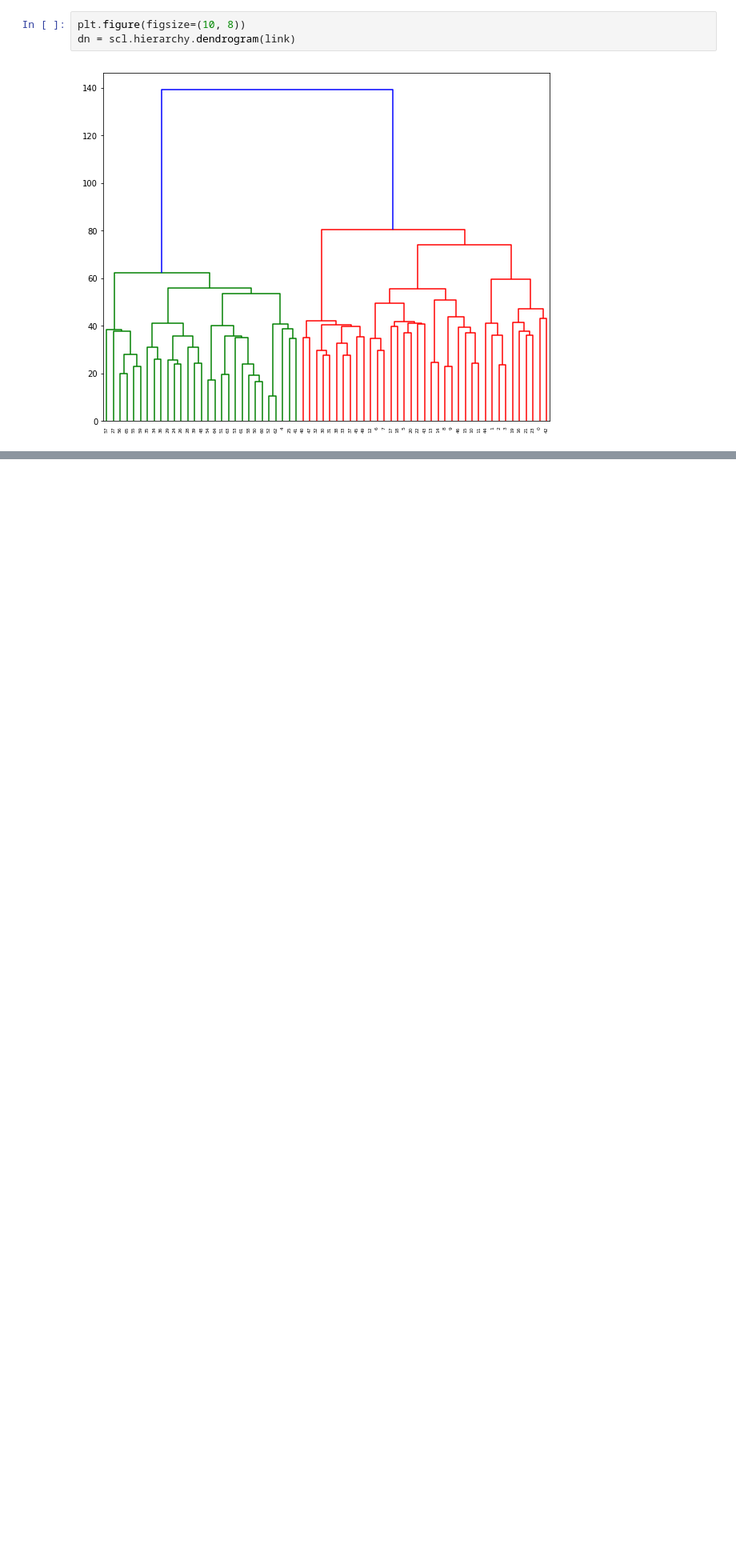
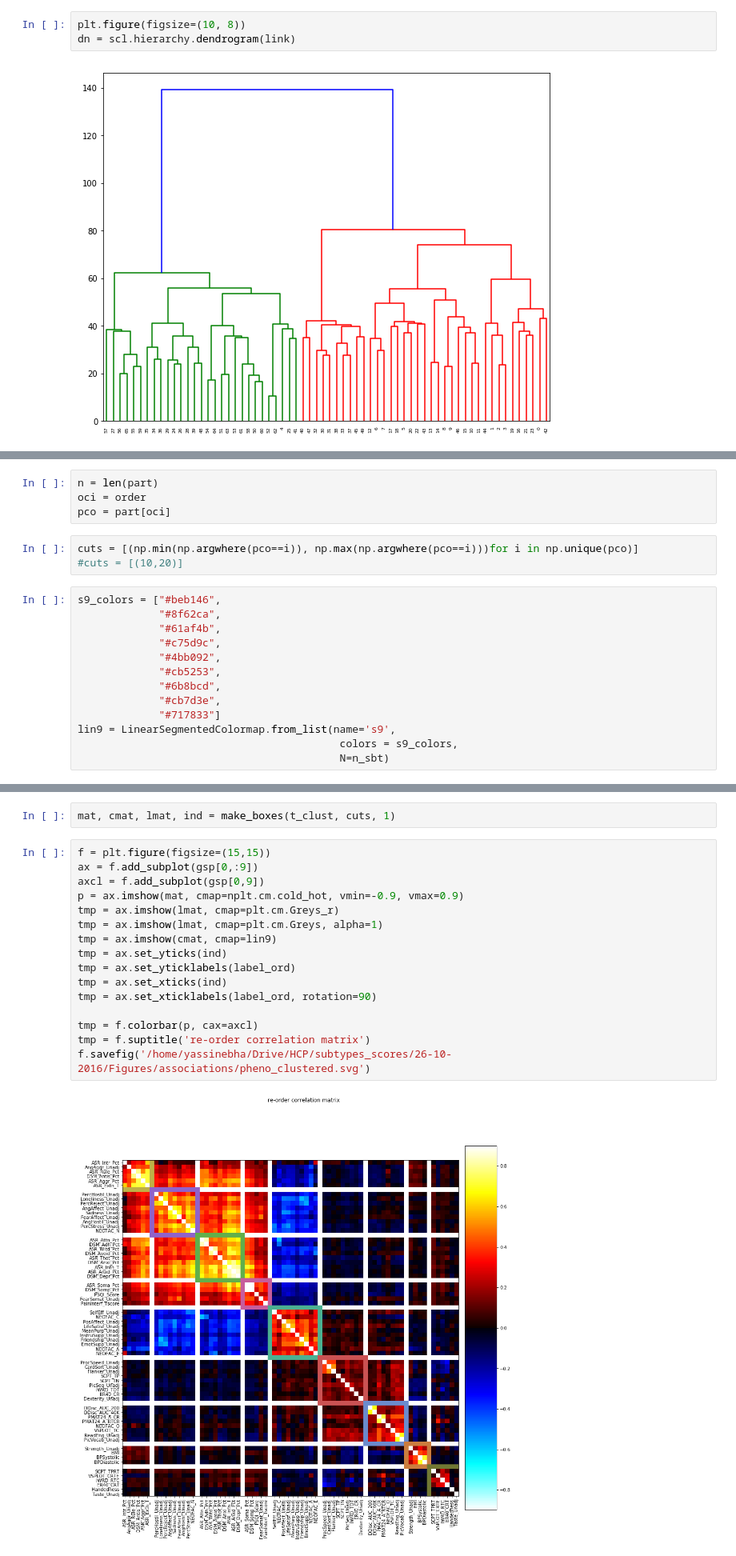
Before and after one commit to SIMEXP/hcp, a Jupyter notebook: hcp_clustering_bootstraping_pheno.ipynb, the cells around one changed output, grey strips where cells are left out. Shown at 80% size. Cells and saved outputs as stored; diff of their text form; blank space fills up the shorter version.

```diff
--- a/hcp_clustering_bootstraping_pheno.ipynb
+++ b/hcp_clustering_bootstraping_pheno.ipynb
@@ -153,0 +319,20 @@ tmp = f.suptitle('Distance Matrix')
+# %%
+n = len(part)
+oci = order
+pco = part[oci]
+# %%
+cuts = [(np.min(np.argwhere(pco==i)), np.max(np.argwhere(pco==i)))for i in np.unique(pco)]
+#cuts = [(10,20)]
+# %%
+s9_colors = ["#beb146",
+             "#8f62ca",
+             "#61af4b",
+             "#c75d9c",
+             "#4bb092",
+             "#cb5253",
+             "#6b8bcd",
+             "#cb7d3e",
+             "#717833"]
+lin9 = LinearSegmentedColormap.from_list(name='s9',
+                                          colors = s9_colors,
+                                          N=n_sbt)
@@ -154,3 +411,23 @@ tmp = f.suptitle('Distance Matrix')
+# %%
+mat, cmat, lmat, ind = make_boxes(t_clust, cuts, 1)
+# %%
+f = plt.figure(figsize=(15,15))
+ax = f.add_subplot(gsp[0,:9])
+axcl = f.add_subplot(gsp[0,9])
+p = ax.imshow(mat, cmap=nplt.cm.cold_hot, vmin=-0.9, vmax=0.9)
+tmp = ax.imshow(lmat, cmap=plt.cm.Greys_r)
+tmp = ax.imshow(lmat, cmap=plt.cm.Greys, alpha=1)
+tmp = ax.imshow(cmat, cmap=lin9)
+tmp = ax.set_yticks(ind)
+tmp = ax.set_yticklabels(label_ord)
+tmp = ax.set_xticks(ind)
+tmp = ax.set_xticklabels(label_ord, rotation=90)
+
+tmp = f.colorbar(p, cax=axcl)
+tmp = f.suptitle('re-order correlation matrix')
+f.savefig('/home/yassinebha/Drive/HCP/subtypes_scores/26-10-2016/Figures/associations/pheno_clustered.svg')
+# %% [output]
+[figure, added]
 # %%
 # Here are the groups I found:
 for sid in np.unique(part):
```
Also changed, not shown: parts of 22 cells of this notebook.
